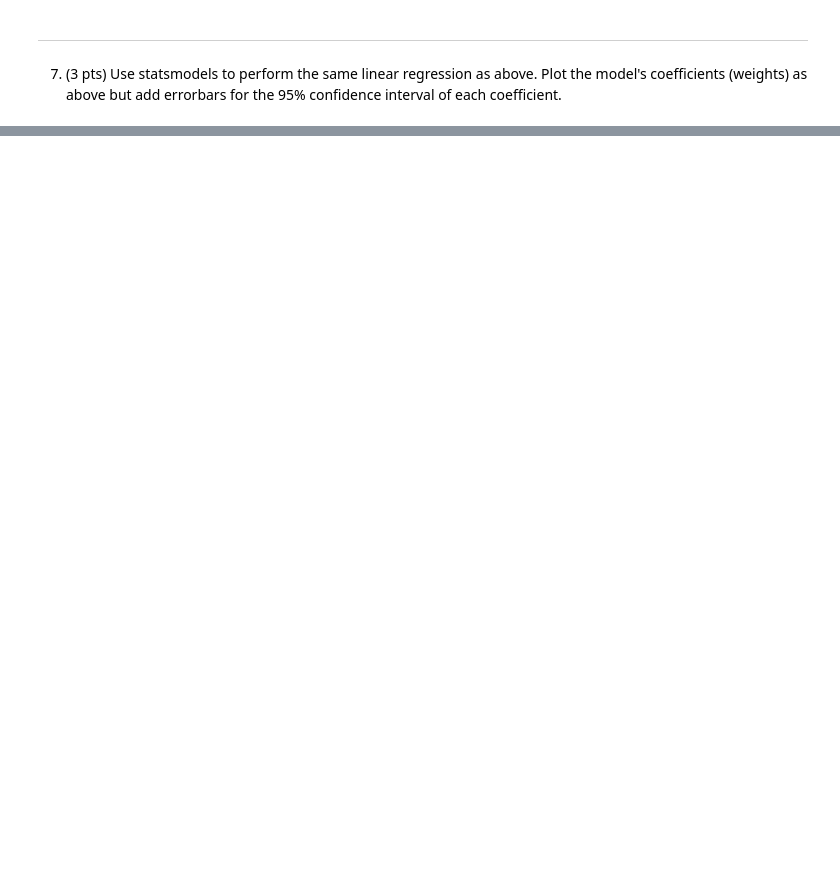
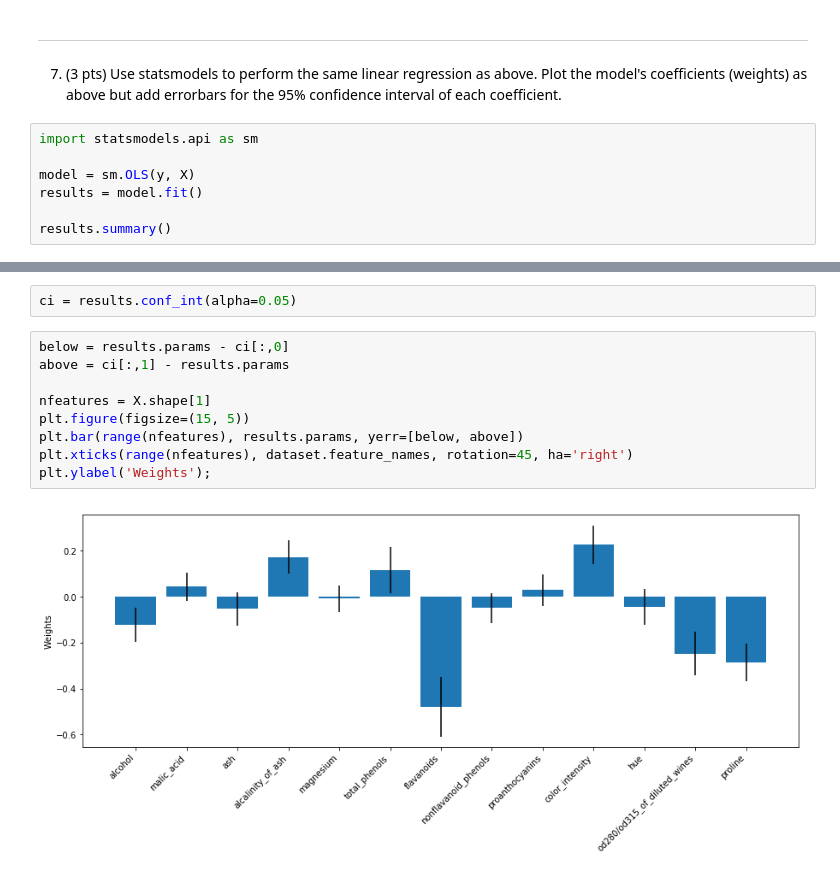
Before and after one commit to marcel-goldschen-ohm/NEU-337-Spring-2020, a Jupyter notebook: homework/homework-linear_regression.ipynb, the cells around one changed output, grey strips where cells are left out. Cells and saved outputs as stored; diff of their text form; blank space fills up the shorter version.

```diff
--- a/homework/homework-linear_regression.ipynb
+++ b/homework/homework-linear_regression.ipynb
@@ -25,3 +74,10 @@ dataset = datasets.load_wine()
 # %% [markdown]
 ---
 7. (3 pts) Use statsmodels to perform the same linear regression as above. Plot the model's coefficients (weights) as above but add errorbars for the 95% confidence interval of each coefficient.
+# %%
+import statsmodels.api as sm
+
+model = sm.OLS(y, X)
+results = model.fit()
+
+results.summary()
@@ -27,0 +115,13 @@ dataset = datasets.load_wine()
+# %%
+ci = results.conf_int(alpha=0.05)
+# %%
+below = results.params - ci[:,0]
+above = ci[:,1] - results.params
+
+nfeatures = X.shape[1]
+plt.figure(figsize=(15, 5))
+plt.bar(range(nfeatures), results.params, yerr=[below, above])
+plt.xticks(range(nfeatures), dataset.feature_names, rotation=45, ha='right')
+plt.ylabel('Weights');
+# %% [output]
+[figure, added]
```
Also changed, not shown: parts of 7 cells of this notebook.
